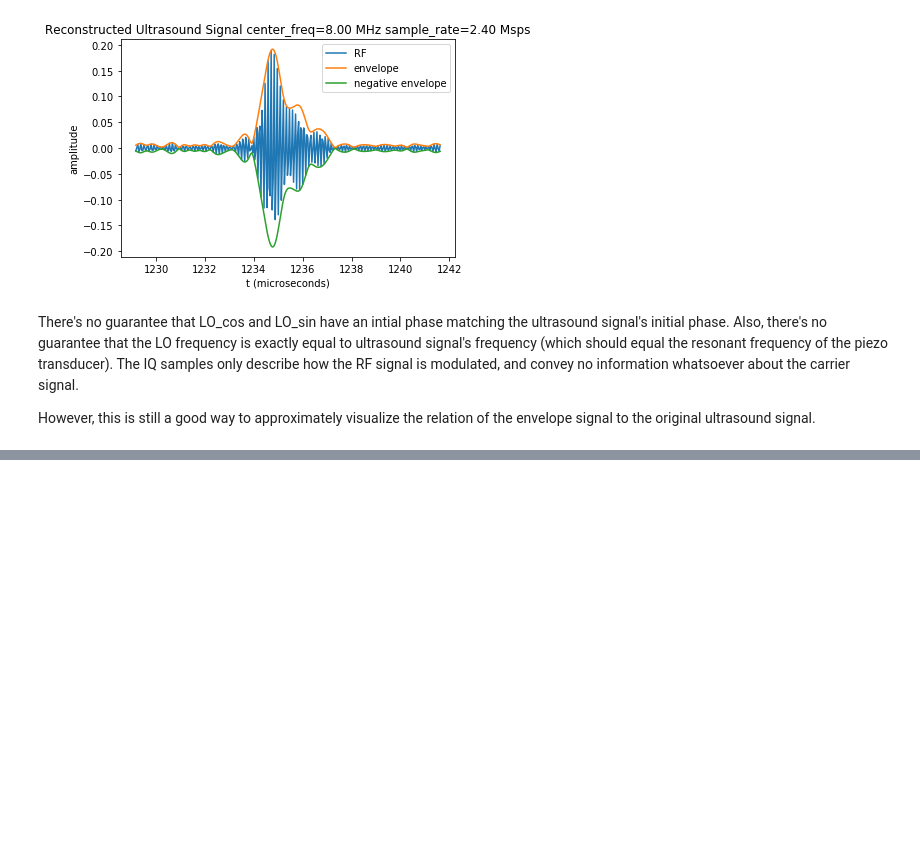
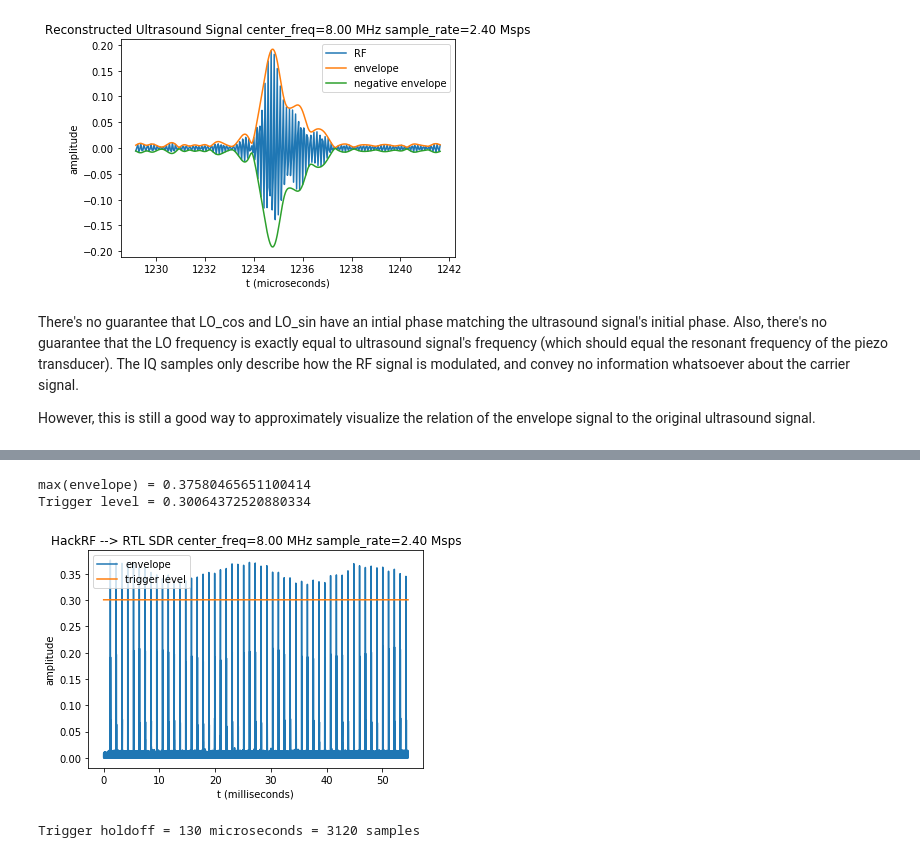
Before and after one commit to wlmeng11/rtl-ultrasound, a Jupyter notebook: experiments/20180813/rtlsdr_ultrasound_test.ipynb, the cells around one changed output, grey strips where cells are left out. Cells and saved outputs as stored; diff of their text form; code cells hidden in the pictures; blank space fills up the shorter version.

```diff
--- a/experiments/20180813/rtlsdr_ultrasound_test.ipynb
+++ b/experiments/20180813/rtlsdr_ultrasound_test.ipynb
@@ -207,0 +217,24 @@ However, this is still a good way to approximately visualize the relation of the
+# %%
+max_envelope = np.max(envelope)
+print("max(envelope) = {}".format(max_envelope))
+trigger_level = 0.8 * max_envelope
+print("Trigger level = {}".format(trigger_level))
+
+plt.plot(t_ms, envelope, label="envelope")
+plt.plot(t_ms, [trigger_level] * len(t_ms), label="trigger level")
+plt.xlabel('t (milliseconds)')
+plt.ylabel('amplitude')
+plt.title("HackRF --> RTL SDR center_freq=%.2f MHz sample_rate=%.2f Msps" %
+          (center_freq/1.0e6, sample_rate/1.0e6))
+plt.legend()
+plt.show()
+# %% [output]
+max(envelope) = 0.37580465651100414
+Trigger level = 0.30064372520880334
+[figure, added]
+# %%
+trigger_holdoff_us = 130 # trigger holdoff time in microseconds
+trigger_holdoff = int(trigger_holdoff_us / Ts) # trigger holdoff in # of samples
+print("Trigger holdoff = {} microseconds = {} samples".format(trigger_holdoff_us, trigger_holdoff))
+# %% [output]
+Trigger holdoff = 130 microseconds = 3120 samples
```
Also changed, not shown: parts of 7 cells of this notebook.
